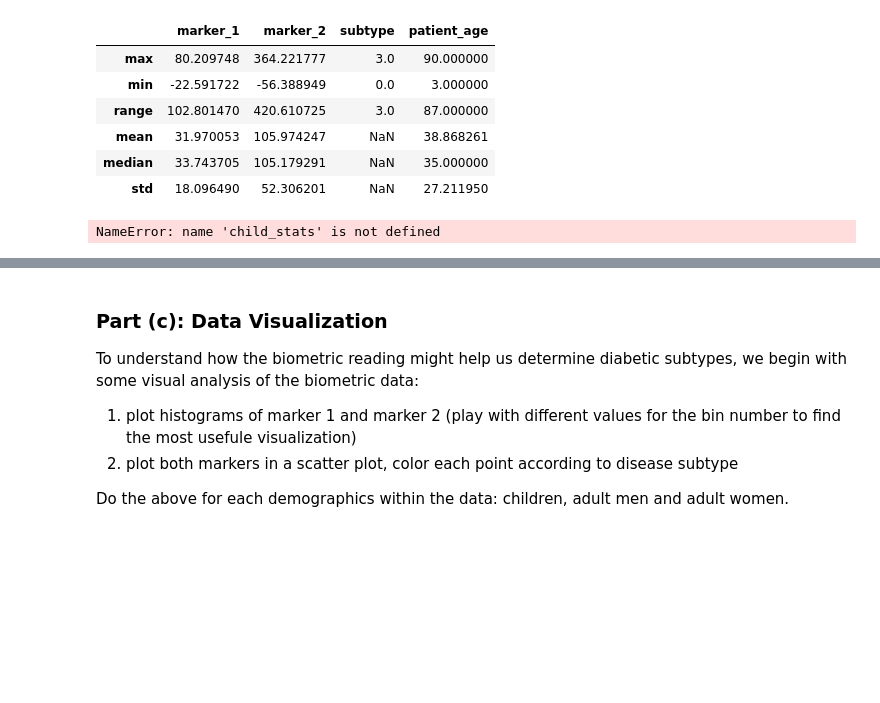
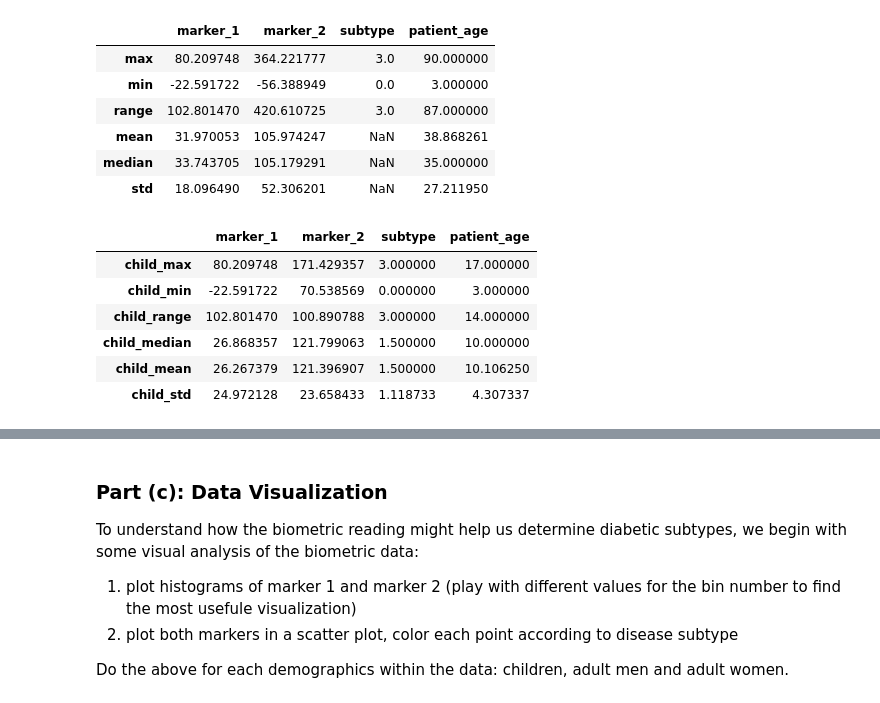
Before and after one commit to hecerinc/cs109a, a Jupyter notebook: keery_sean_CS109a_HW1.ipynb, the cells around one changed output, grey strips where cells are left out. Saved outputs shown, nothing was run; the diff lists cells and outputs as text; code cells hidden in the pictures; blank space fills up the shorter version.

```diff
--- a/keery_sean_CS109a_HW1.ipynb
+++ b/keery_sean_CS109a_HW1.ipynb
@@ -147,27 +147,33 @@ stats
 # %%
 # break out data by age & adult gender
 child_data=df[df['patient_age']<18]
 female_data=df[(df['patient_age']>17) & (df['patient_gender']=='female')]
 male_data=df[(df['patient_age']>17) & (df['patient_gender']=='male')]
 
 # get the column names to reuse in the new child DF
 column_names=child_data[range(1,5)].columns.values
 
 # reuse above code simplify selection by using dataframe directly instead of using intermediate values
-male_stats = pd.DataFrame(columns=column_names)
-male_stats.loc['child_max']= child_data[range(1,5)].max()
-male_stats.loc['child_min']= child_data[range(1,5)].min()
-male_stats.loc['child_range']= child_data[range(1,5)].max()-child_data[range(1,5)].min()
+child_stats = pd.DataFrame(columns=column_names)
+child_stats.loc['child_max']= child_data[range(1,5)].max()
+child_stats.loc['child_min']= child_data[range(1,5)].min()
+child_stats.loc['child_range']= child_data[range(1,5)].max()-child_data[range(1,5)].min()
 
 # reuse above code simplify selection by using dataframe directly instead of using intermediate values
 child_stats.loc['child_median']= child_data[range(1,5)].median()
 child_stats.loc['child_mean']= child_data[range(1,5)].mean()
 child_stats.loc['child_std']= child_data[range(1,5)].std()
 
 # make sure everything worked
 child_stats
 # %% [output]
-NameError: name 'child_stats' is not defined
+|  | marker_1 | marker_2 | subtype | patient_age |
+| child_max | 80.209748 | 171.429357 | 3.000000 | 17.000000 |
+| child_min | -22.591722 | 70.538569 | 0.000000 | 3.000000 |
+| child_range | 102.801470 | 100.890788 | 3.000000 | 14.000000 |
+| child_median | 26.868357 | 121.799063 | 1.500000 | 10.000000 |
+| child_mean | 26.267379 | 121.396907 | 1.500000 | 10.106250 |
+| child_std | 24.972128 | 23.658433 | 1.118733 | 4.307337 |
 # %%
 # get the column names to reuse in the new male DF
 column_names=male_data[range(1,5)].columns.values
```
Also changed, not shown: parts of 13 cells of this notebook.
